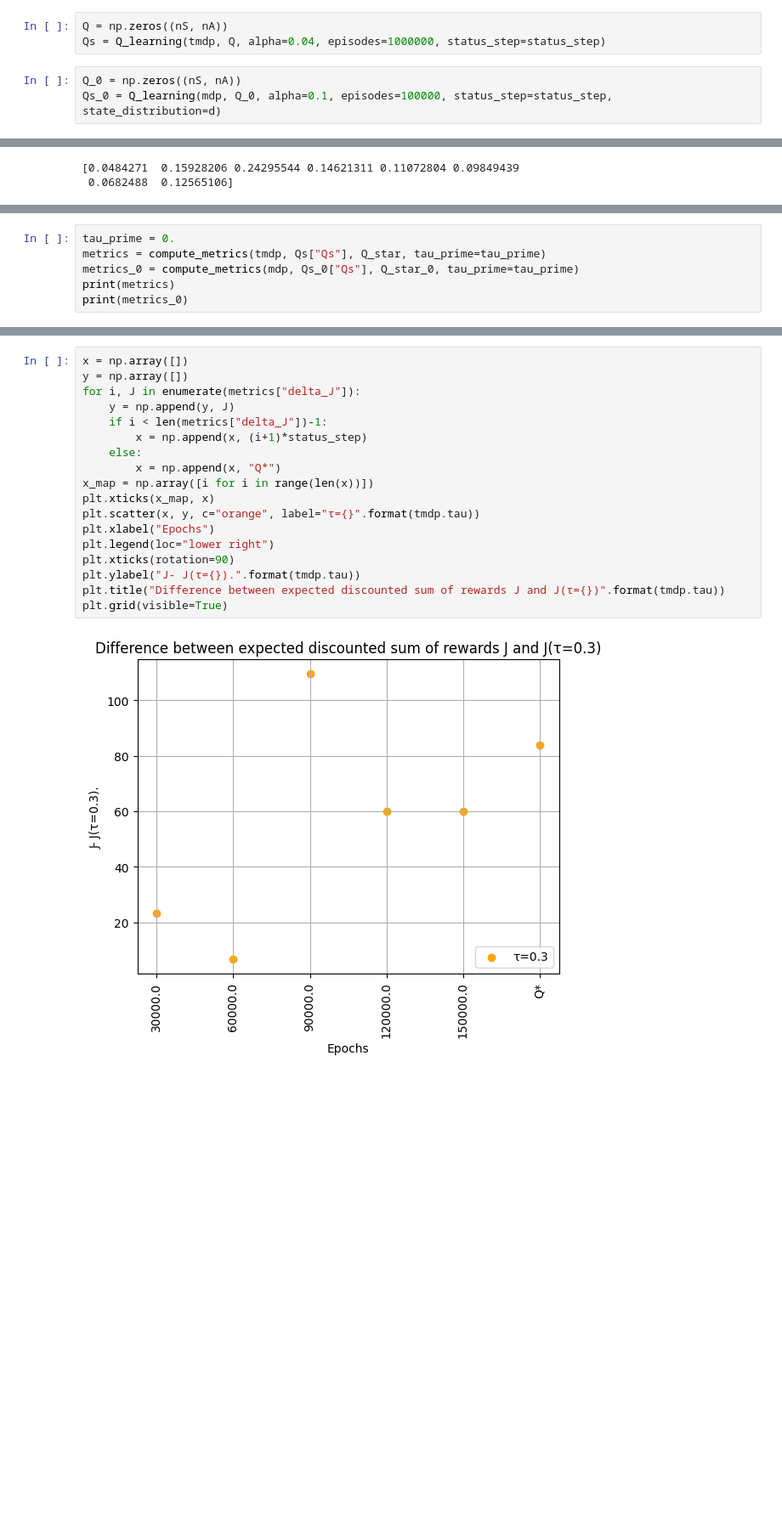
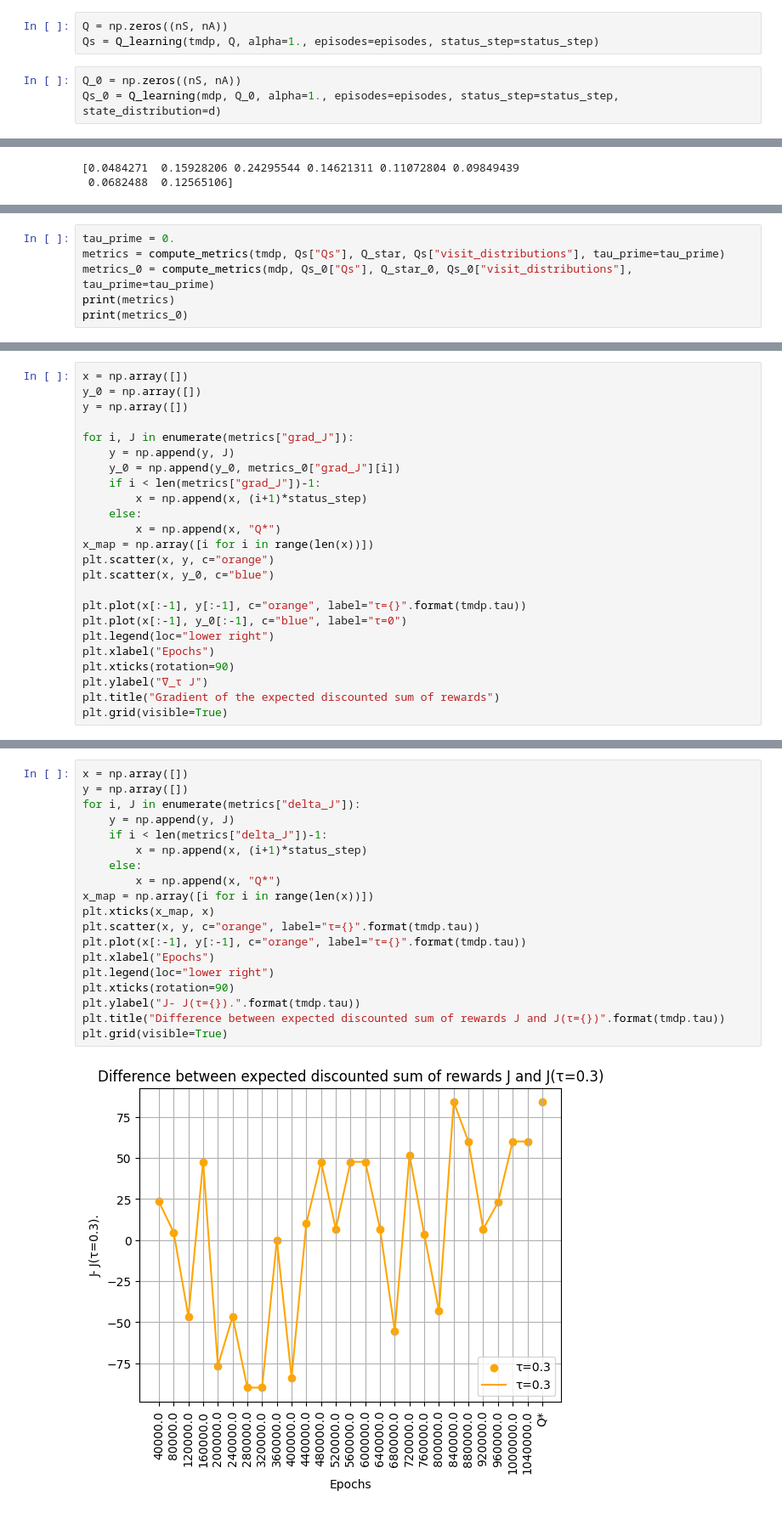
Before and after one commit to cris96spa/TMDP, a Jupyter notebook: TMDP.ipynb, the cells around one changed output, grey strips where cells are left out. Shown at 85% size. Drawn from its saved outputs; the diff is of its cells as text; blank space fills up the shorter version.

Commit message:
gradient test

```diff
--- a/TMDP.ipynb
+++ b/TMDP.ipynb
@@ -108,7 +108,7 @@ Q_hat_xi:
  [260.12717063 555.34815579]]
 # %%
 Q = np.zeros((nS, nA))
-Qs = Q_learning(tmdp, Q, alpha=0.04, episodes=1000000, status_step=status_step)
+Qs = Q_learning(tmdp, Q, alpha=1., episodes=episodes, status_step=status_step)
 # %%
 Q_0 = np.zeros((nS, nA))
-Qs_0 = Q_learning(mdp, Q_0, alpha=0.1, episodes=100000, status_step=status_step, state_distribution=d)
+Qs_0 = Q_learning(mdp, Q_0, alpha=1., episodes=episodes, status_step=status_step, state_distribution=d)
@@ -214,7 +197,7 @@ print(pi)
 # %%
 tau_prime = 0.
-metrics = compute_metrics(tmdp, Qs["Qs"], Q_star, tau_prime=tau_prime)
-metrics_0 = compute_metrics(mdp, Qs_0["Qs"], Q_star_0, tau_prime=tau_prime)
+metrics = compute_metrics(tmdp, Qs["Qs"], Q_star, Qs["visit_distributions"], tau_prime=tau_prime)
+metrics_0 = compute_metrics(mdp, Qs_0["Qs"], Q_star_0, Qs_0["visit_distributions"], tau_prime=tau_prime)
 print(metrics)
 print(metrics_0)
 # %% [output]
@@ -248,0 +232,24 @@ plt.grid(visible=True)
+# %%
+x = np.array([])
+y_0 = np.array([])
+y = np.array([])
+
+for i, J in enumerate(metrics["grad_J"]):
+    y = np.append(y, J)
+    y_0 = np.append(y_0, metrics_0["grad_J"][i])
+    if i < len(metrics["grad_J"])-1:
+        x = np.append(x, (i+1)*status_step)
+    else:
+        x = np.append(x, "Q*")
+x_map = np.array([i for i in range(len(x))])
+plt.scatter(x, y, c="orange")
+plt.scatter(x, y_0, c="blue")
+
+plt.plot(x[:-1], y[:-1], c="orange", label="τ={}".format(tmdp.tau))
+plt.plot(x[:-1], y_0[:-1], c="blue", label="τ=0")
+plt.legend(loc="lower right")
+plt.xlabel("Epochs")
+plt.xticks(rotation=90)
+plt.ylabel("∇_τ J")
+plt.title("Gradient of the expected discounted sum of rewards")
+plt.grid(visible=True)
@@ -271,23 +280,24 @@ plt.grid(visible=True)
 # %%
 x = np.array([])
 y = np.array([])
 for i, J in enumerate(metrics["delta_J"]):
     y = np.append(y, J)
     if i < len(metrics["delta_J"])-1:
         x = np.append(x, (i+1)*status_step)
     else:
         x = np.append(x, "Q*")
 x_map = np.array([i for i in range(len(x))])
 plt.xticks(x_map, x)
 plt.scatter(x, y, c="orange", label="τ={}".format(tmdp.tau))
+plt.plot(x[:-1], y[:-1], c="orange", label="τ={}".format(tmdp.tau))
 plt.xlabel("Epochs")
 plt.legend(loc="lower right")
 plt.xticks(rotation=90)
 plt.ylabel("J- J(τ={}).".format(tmdp.tau))
 plt.title("Difference between expected discounted sum of rewards J and J(τ={})".format(tmdp.tau))
 plt.grid(visible=True)
 # %% [output]
-[figure, old version]
+[figure, new version]
 # %%
 x = np.array([])
 y = np.array([])
```
Also changed, not shown: parts of 16 cells of this notebook, 5 other files.
